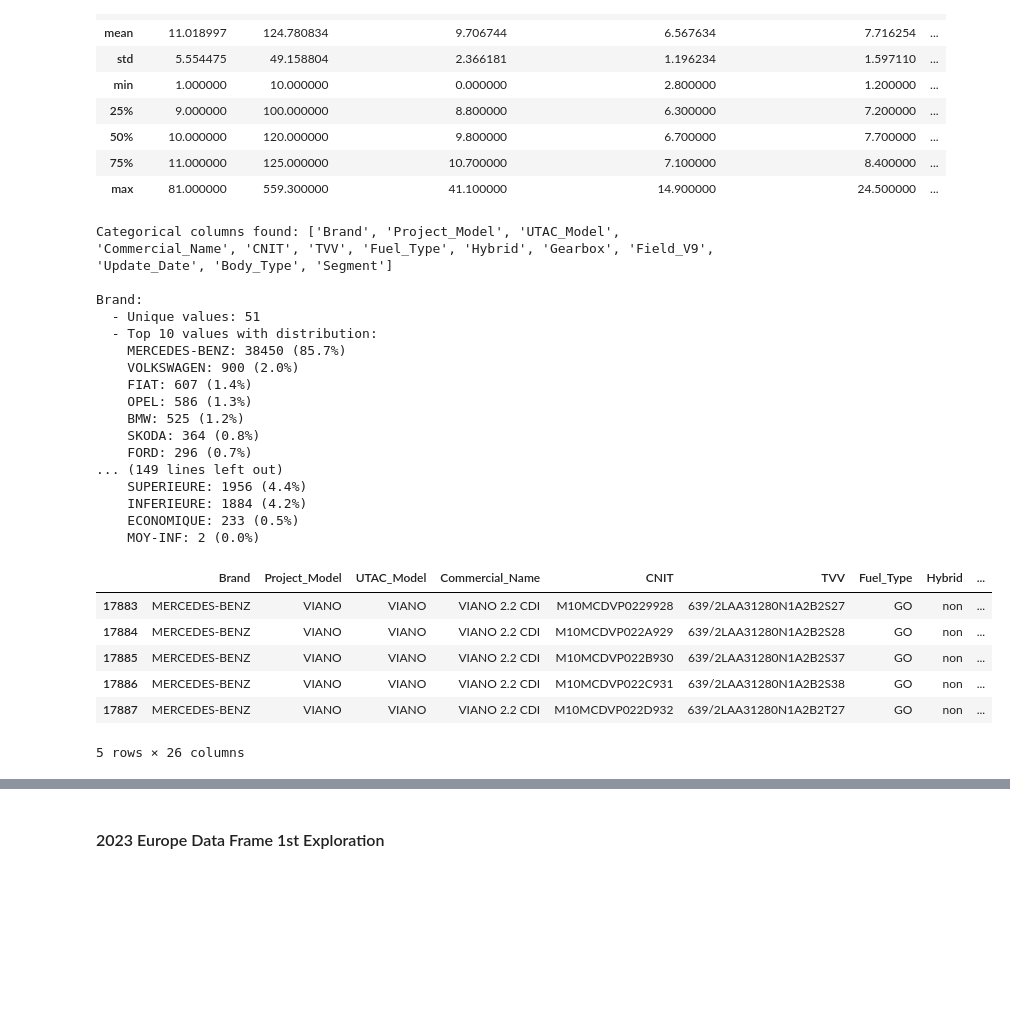
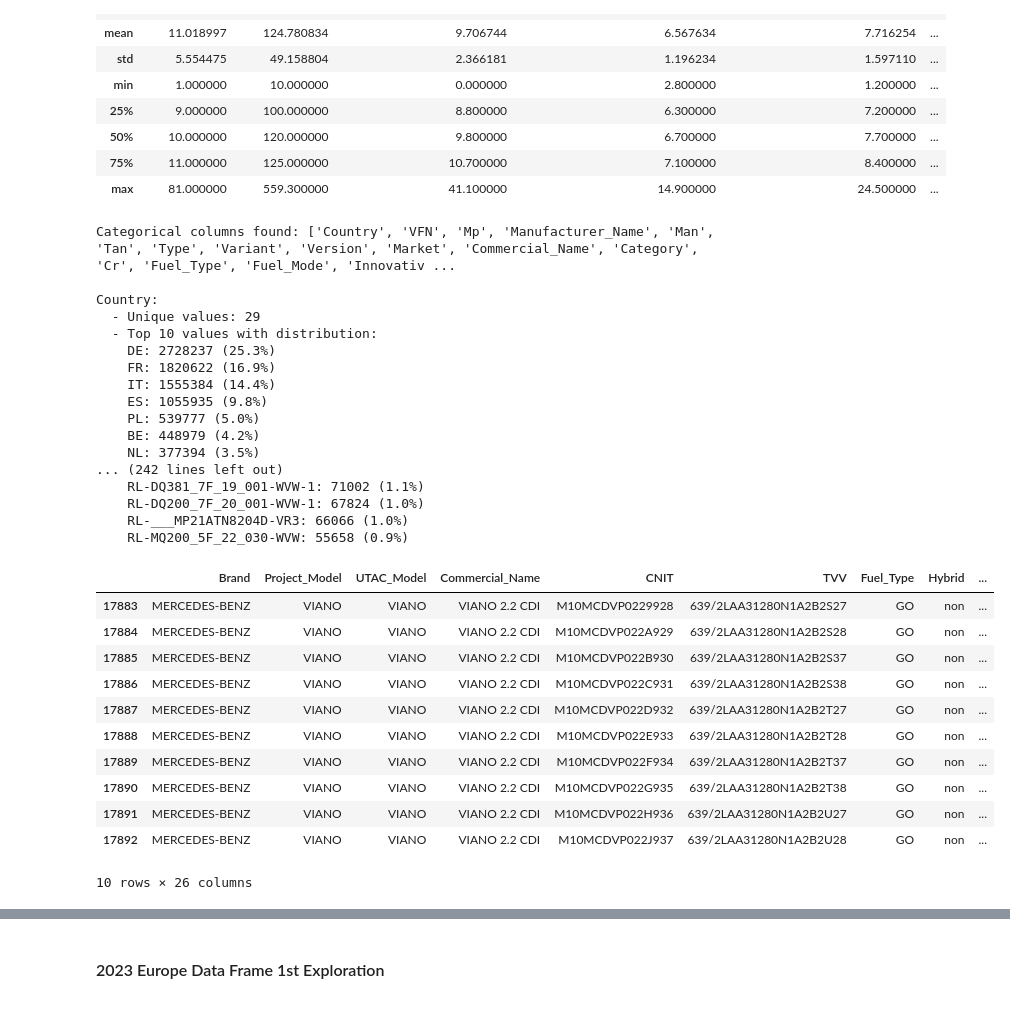
Before and after one commit to Tavocado-S/CO2_Prediction, a Jupyter notebook: notebooks/burak_explo_copy_2023.ipynb, the cells around one changed output, grey strips where cells are left out. Saved outputs shown, nothing was run; the diff lists cells and outputs as text; code cells hidden in the pictures; blank space fills up the shorter version.

```diff
--- a/notebooks/burak_explo_copy_2023.ipynb
+++ b/notebooks/burak_explo_copy_2023.ipynb
@@ -221,4 +207,5 @@ translations = {
 }
 # %%
-df.rename(columns=translations, inplace=True)
+# Renaming columns
+df_a.rename(columns=translations, inplace=True)
 # %%
@@ -346,17 +304,17 @@ df.describe()
 | 75% | 11.000000 | 125.000000 | 10.700000 | 7.100000 | 8.400000 | ... |
 | max | 81.000000 | 559.300000 | 41.100000 | 14.900000 | 24.500000 | ... |
 # %%
-categorical_columns = df.select_dtypes(include=['object']).columns
+categorical_columns = df_a.select_dtypes(include=['object']).columns
 print(f"Categorical columns found: {list(categorical_columns)}")
 
 for col in categorical_columns:
-    unique_count = df[col].nunique()
+    unique_count = df_a[col].nunique()
     print(f"\n{col}:")
     print(f"  - Unique values: {unique_count}")
 
     # Get value counts and percentages
-    value_counts = df[col].value_counts()
-    percentages = df[col].value_counts(normalize=True) * 100
+    value_counts = df_a[col].value_counts()
+    percentages = df_a[col].value_counts(normalize=True) * 100
 
     if unique_count <= 10:
         print(f"  - All values with distribution:")
@@ -368,32 +326,37 @@ for col in categorical_columns:
     for val, count, pct in display_data:
         print(f"    {val}: {count} ({pct:.1f}%)")
 # %% [output]
-Categorical columns found: ['Brand', 'Project_Model', 'UTAC_Model', 'Commercial_Name', 'CNIT', 'TVV', 'Fuel_Type', 'Hybrid', 'Gearbox', 'Field_V9', 'Update_Date', 'Body_Type', 'Segment']
+Categorical columns found: ['Country', 'VFN', 'Mp', 'Manufacturer_Name', 'Man', 'Tan', 'Type', 'Variant', 'Version', 'Market', 'Commercial_Name', 'Category', 'Cr', 'Fuel_Type', 'Fuel_Mode', 'Innovativ ...
 
-Brand:
-  - Unique values: 51
+Country:
+  - Unique values: 29
   - Top 10 values with distribution:
-    MERCEDES-BENZ: 38450 (85.7%)
-    VOLKSWAGEN: 900 (2.0%)
-    FIAT: 607 (1.4%)
-    OPEL: 586 (1.3%)
-    BMW: 525 (1.2%)
-    SKODA: 364 (0.8%)
-    FORD: 296 (0.7%)
-... (149 lines left out)
-    SUPERIEURE: 1956 (4.4%)
-    INFERIEURE: 1884 (4.2%)
-    ECONOMIQUE: 233 (0.5%)
-    MOY-INF: 2 (0.0%)
+    DE: 2728237 (25.3%)
+    FR: 1820622 (16.9%)
+    IT: 1555384 (14.4%)
+    ES: 1055935 (9.8%)
+    PL: 539777 (5.0%)
+    BE: 448979 (4.2%)
+    NL: 377394 (3.5%)
+... (242 lines left out)
+    RL-DQ381_7F_19_001-WVW-1: 71002 (1.1%)
+    RL-DQ200_7F_20_001-WVW-1: 67824 (1.0%)
+    RL-___MP21ATN8204D-VR3: 66066 (1.0%)
+    RL-MQ200_5F_22_030-WVW: 55658 (0.9%)
 # %%
 df_Viano2= df[df['Commercial_Name'] == 'VIANO 2.2 CDI']
 
-df_Viano2.head()
+df_Viano2.head(10)
 # %% [output]
 |  | Brand | Project_Model | UTAC_Model | Commercial_Name | CNIT | TVV | Fuel_Type | Hybrid | ... |
 | 17883 | MERCEDES-BENZ | VIANO | VIANO | VIANO 2.2 CDI | M10MCDVP0229928 | 639/2LAA31280N1A2B2S27 | GO | non | ... |
 | 17884 | MERCEDES-BENZ | VIANO | VIANO | VIANO 2.2 CDI | M10MCDVP022A929 | 639/2LAA31280N1A2B2S28 | GO | non | ... |
 | 17885 | MERCEDES-BENZ | VIANO | VIANO | VIANO 2.2 CDI | M10MCDVP022B930 | 639/2LAA31280N1A2B2S37 | GO | non | ... |
 | 17886 | MERCEDES-BENZ | VIANO | VIANO | VIANO 2.2 CDI | M10MCDVP022C931 | 639/2LAA31280N1A2B2S38 | GO | non | ... |
 | 17887 | MERCEDES-BENZ | VIANO | VIANO | VIANO 2.2 CDI | M10MCDVP022D932 | 639/2LAA31280N1A2B2T27 | GO | non | ... |
+| 17888 | MERCEDES-BENZ | VIANO | VIANO | VIANO 2.2 CDI | M10MCDVP022E933 | 639/2LAA31280N1A2B2T28 | GO | non | ... |
+| 17889 | MERCEDES-BENZ | VIANO | VIANO | VIANO 2.2 CDI | M10MCDVP022F934 | 639/2LAA31280N1A2B2T37 | GO | non | ... |
+| 17890 | MERCEDES-BENZ | VIANO | VIANO | VIANO 2.2 CDI | M10MCDVP022G935 | 639/2LAA31280N1A2B2T38 | GO | non | ... |
+| 17891 | MERCEDES-BENZ | VIANO | VIANO | VIANO 2.2 CDI | M10MCDVP022H936 | 639/2LAA31280N1A2B2U27 | GO | non | ... |
+| 17892 | MERCEDES-BENZ | VIANO | VIANO | VIANO 2.2 CDI | M10MCDVP022J937 | 639/2LAA31280N1A2B2U28 | GO | non | ... |
-5 rows × 26 columns
+10 rows × 26 columns
```
Also changed, not shown: parts of 25 cells of this notebook, 1 other file.
